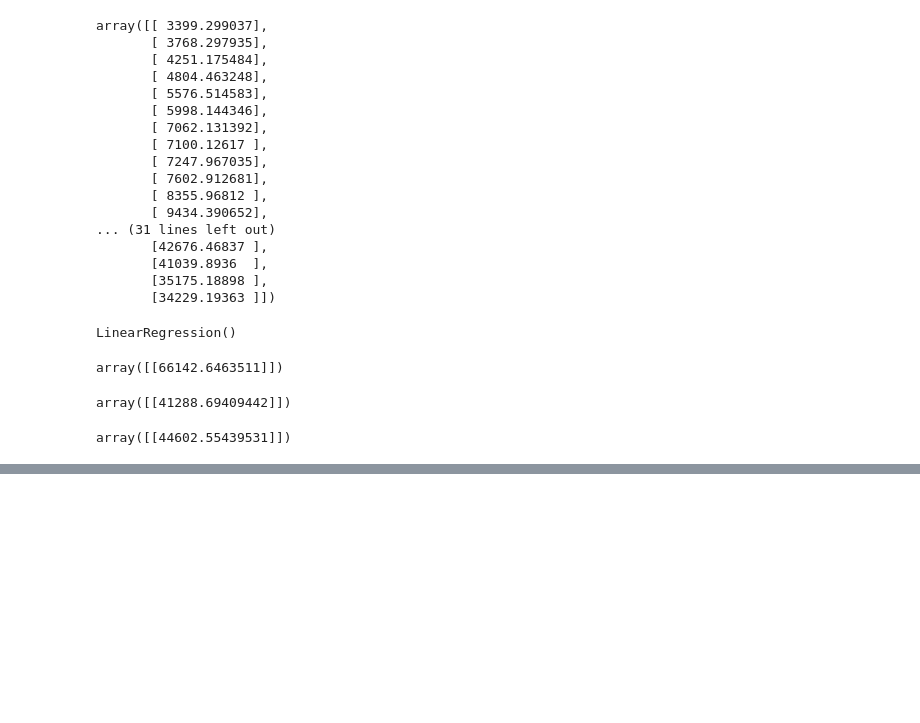
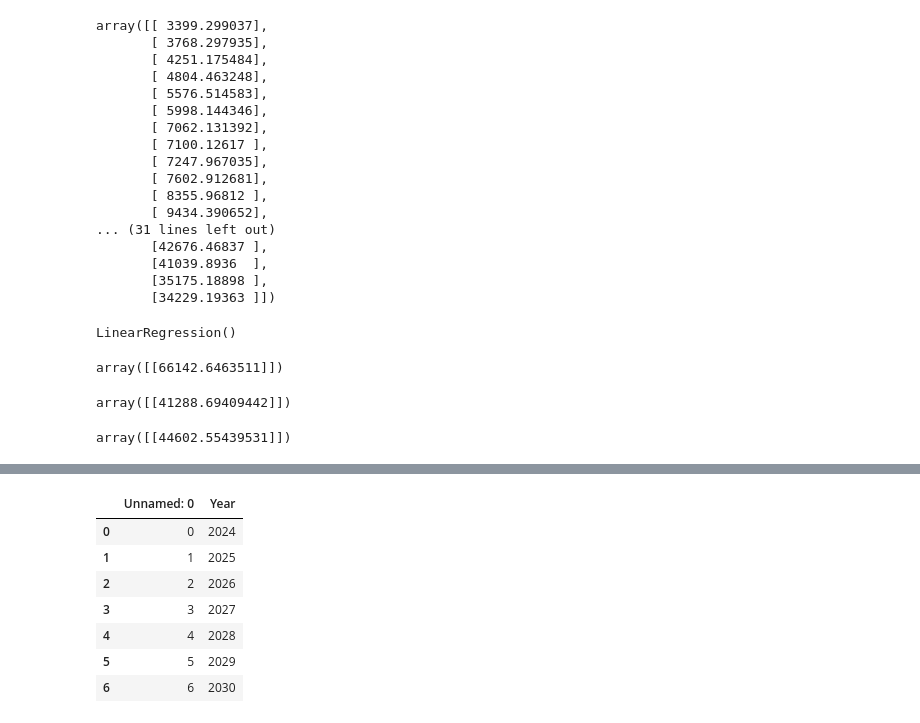
Before and after one commit to raaakibul/Machine-Learning, a Jupyter notebook: Linear-Regression/Excercise-Canada-per-capita-income/canada-per-capita.ipynb, the cells around one changed output, grey strips where cells are left out. Drawn from its saved outputs; the diff is of its cells as text; code cells hidden in the pictures; blank space fills up the shorter version.

Commit message:
read excel file

```diff
--- a/Linear-Regression/Excercise-Canada-per-capita-income/canada-per-capita.ipynb
+++ b/Linear-Regression/Excercise-Canada-per-capita-income/canada-per-capita.ipynb
@@ -146,0 +164,12 @@ array([[44602.55439531]])
+# %%
+d=pd.read_excel("year.xlsx")
+d
+# %% [output]
+|  | Unnamed: 0 | Year |
+| 0 | 0 | 2024 |
+| 1 | 1 | 2025 |
+| 2 | 2 | 2026 |
+| 3 | 3 | 2027 |
+| 4 | 4 | 2028 |
+| 5 | 5 | 2029 |
+| 6 | 6 | 2030 |
```
Also changed, not shown: parts of 1 cell of this notebook, 1 other file.
